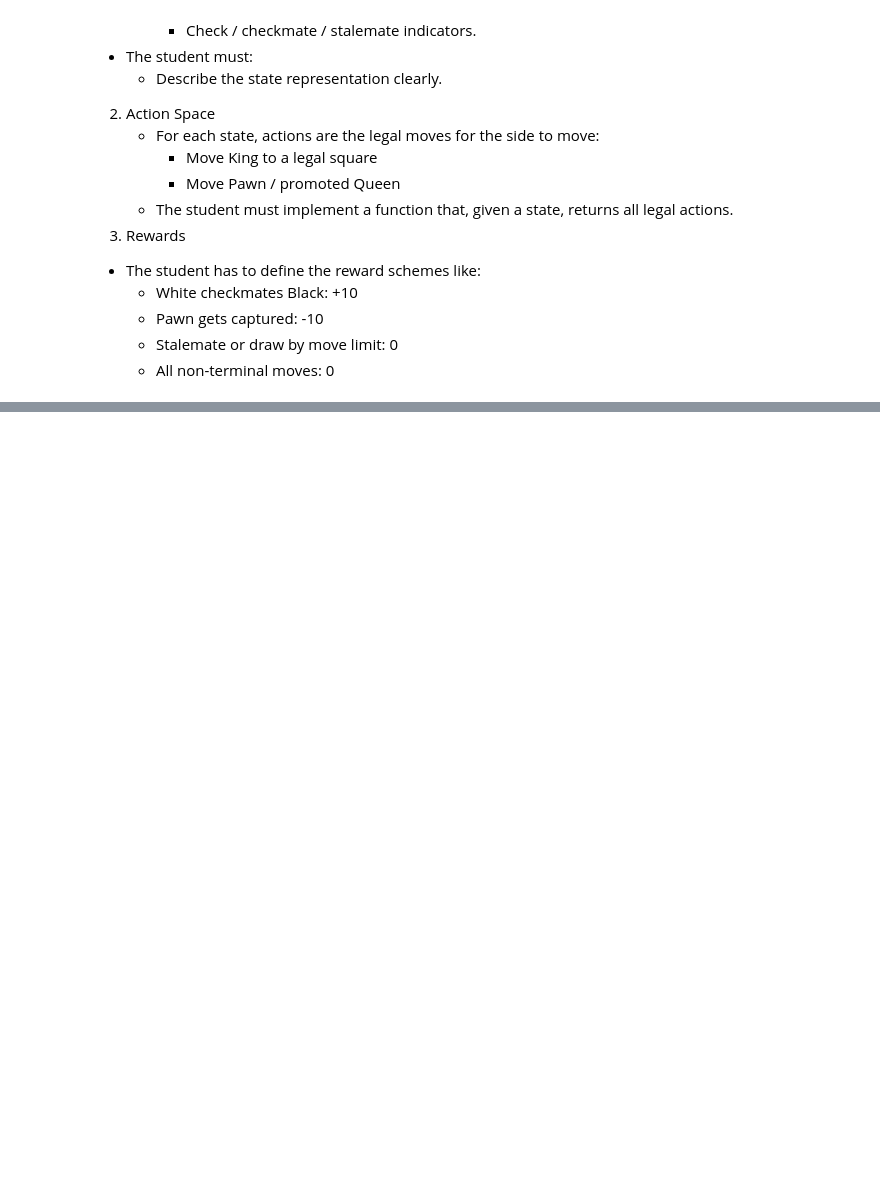
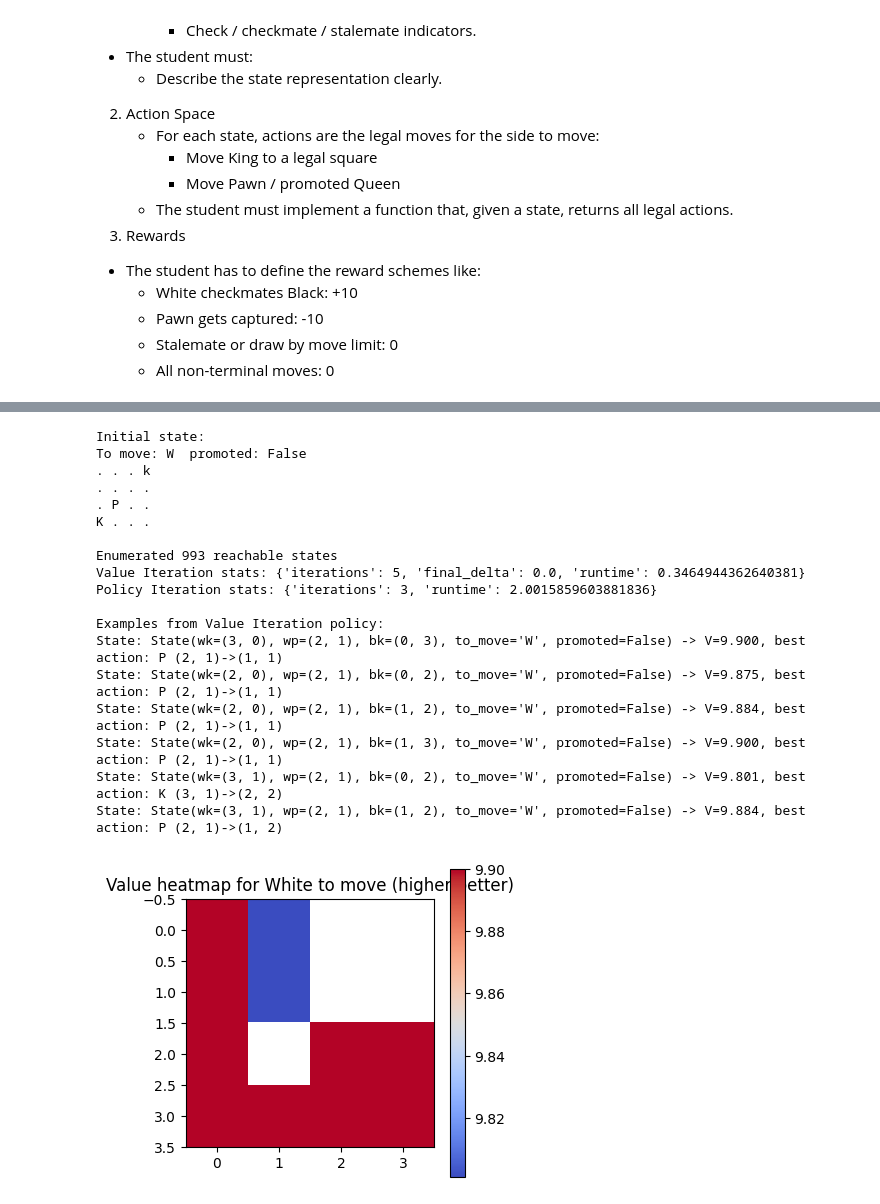
Before and after one commit to Sharadanshu/BITSWILP, a Jupyter notebook: DP_Assignment Code Template - ChessGame DP.ipynb, the cells around one changed output, grey strips where cells are left out. Drawn from its saved outputs; the diff is of its cells as text; code cells hidden in the pictures; blank space fills up the shorter version.

```diff
--- a/DP_Assignment Code Template - ChessGame DP.ipynb
+++ b/DP_Assignment Code Template - ChessGame DP.ipynb
@@ -225,15 +626,69 @@ def plot_value():
 # %%
 # Main Usage - 1 mark
 
 if __name__ == '__main__':
-    env=MiniChessEnv()
+    # Create environment (default 4x4 board)
+    env = MiniChessEnv(board_size=4)
 
-    # Example initial state (students must define based on ID rule)
+    # Documenting choices:
+    # - Board chosen: 4x4 (default). Pawn moves upwards (decreasing row index).
+    # - Promotion terminates immediately with reward +10.
+    # - Black acts as a uniformly random opponent for DP modeling.
 
-    # List reachable states
+    # Reset to default initial state
+    initial = env.reset()
+    print("Initial state:")
+    env.render(initial)
 
-    # Run value or policy iteration on reachable states
+    # Run full experiment (enumerate states, run VI and PI)
+    results = run_experiment(env, initial)
+    states = results['states']
+    V_vi, pi_vi, stats_vi = results['vi']
+    V_pi, pi_pi, stats_pi = results['pi']
 
-    # Visualize
+    # Show a few example state values and chosen actions (Value Iteration policy)
+    print('\nExamples from Value Iteration policy:')
+    cnt = 0
+    for s in states:
+        key = s.as_tuple()
+        if key in pi_vi and s.to_move == 'W':
+            a = pi_vi[key]
+            print(f"State: {s} -> V={V_vi[key]:.3f}, best action: {a.piece} {a.src}->{a.dst}")
+            cnt += 1
+            if cnt >= 6:
+                break
 
-    # Save and print policy for a few states
+    # Visualize value heatmap fixing pawn and black king
+    if initial.wp is not None:
+        plot_value(env, V_vi, fixed_wp=initial.wp, fixed_bk=initial.bk)
+
+    # Simulate a policy rollout from the initial state
+    print('\nSimulated rollout (Value Iteration policy):')
+    seq = simulate_policy(env, initial, pi_vi, max_steps=50)
+    for item in seq:
+        if isinstance(item, State):
+            env.render(item)
+        else:
+            a, ns, r, done = item
+            print(f"Action: {a.piece} {a.src}->{a.dst}  reward={r} done={done}")
+            env.render(ns)
+# %% [output]
+Initial state:
+To move: W  promoted: False
+. . . k
+. . . .
+. P . .
+K . . .
+
+Enumerated 993 reachable states
+Value Iteration stats: {'iterations': 5, 'final_delta': 0.0, 'runtime': 0.3464944362640381}
+Policy Iteration stats: {'iterations': 3, 'runtime': 2.0015859603881836}
+
+Examples from Value Iteration policy:
+State: State(wk=(3, 0), wp=(2, 1), bk=(0, 3), to_move='W', promoted=False) -> V=9.900, best action: P (2, 1)->(1, 1)
+State: State(wk=(2, 0), wp=(2, 1), bk=(0, 2), to_move='W', promoted=False) -> V=9.875, best action: P (2, 1)->(1, 1)
+State: State(wk=(2, 0), wp=(2, 1), bk=(1, 2), to_move='W', promoted=False) -> V=9.884, best action: P (2, 1)->(1, 1)
+State: State(wk=(2, 0), wp=(2, 1), bk=(1, 3), to_move='W', promoted=False) -> V=9.900, best action: P (2, 1)->(1, 1)
+State: State(wk=(3, 1), wp=(2, 1), bk=(0, 2), to_move='W', promoted=False) -> V=9.801, best action: K (3, 1)->(2, 2)
+State: State(wk=(3, 1), wp=(2, 1), bk=(1, 2), to_move='W', promoted=False) -> V=9.884, best action: P (2, 1)->(1, 2)
+[figure, added]
```
Also changed, not shown: parts of 9 cells of this notebook.
